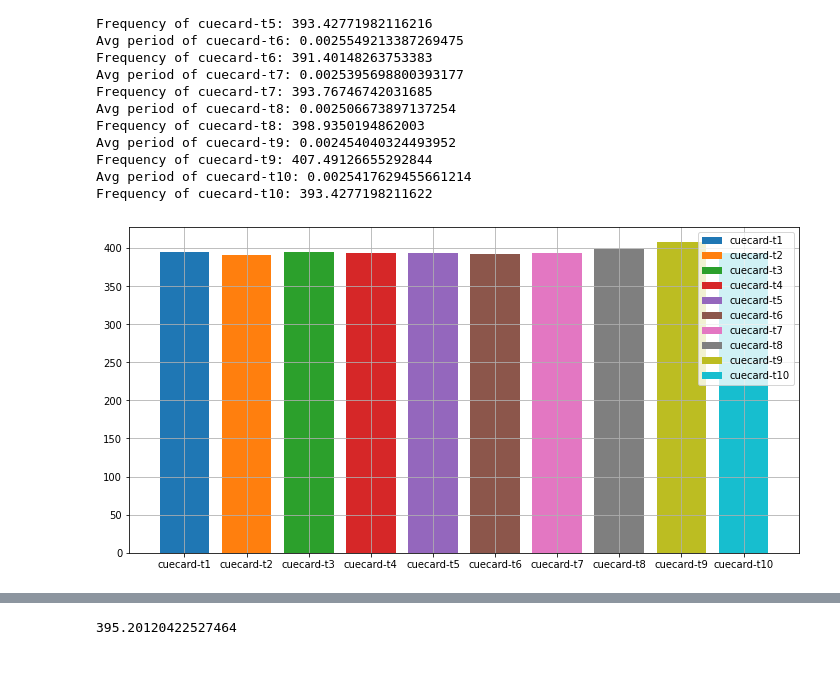
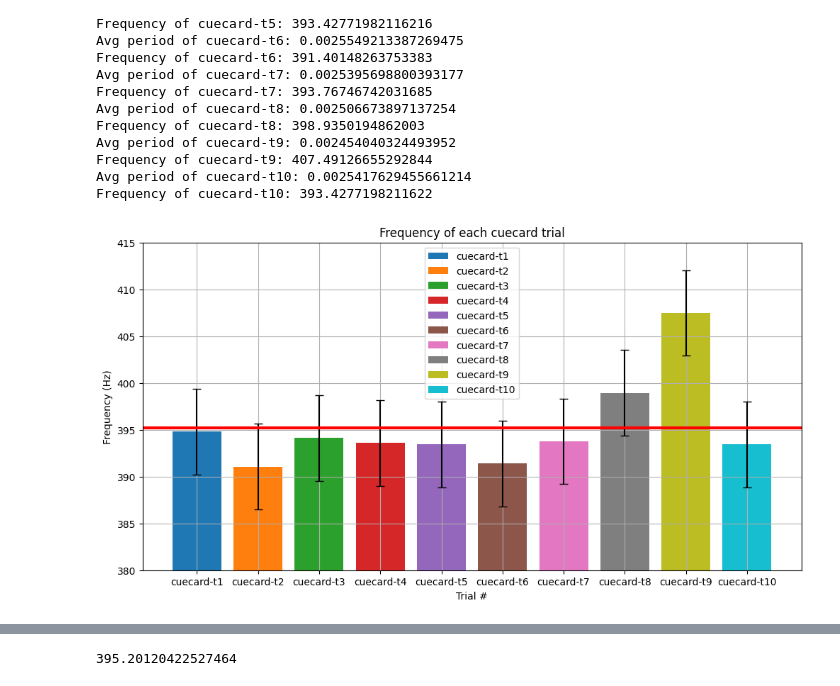
Before and after one commit to ThatNerdSquared/datasci-studio, a Jupyter notebook: milner-lab/milner-lab.ipynb, the cells around one changed output, grey strips where cells are left out. Cells and saved outputs as stored; diff of their text form; code cells hidden in the pictures.

Commit message:
feat: add error bars for milner lab, save figures, update Python

```diff
--- a/milner-lab/milner-lab.ipynb
+++ b/milner-lab/milner-lab.ipynb
@@ -5,6 +5,9 @@
 import pandas as pd
 import numpy as np
 import matplotlib.pyplot as plt
+# %%
+# Config
+SAVE_FIGS = False
 # %%
 # Helper funcs
 
@@ -115,15 +118,23 @@ def big_scary_plot(smpls):
     plt.grid(visible=True)
     plt.show()
 # %%
-def plot_freqs(freqs, samples):
+def plot_freqs(freqs, samples, ylim_bottom=None, ylim_top=None, material=""):
     fig = plt.figure(figsize=[12,6])
 
+    set_stdev = np.std(list(freqs.values()))
+
     for item in freqs.keys():
-        plt.bar(item, freqs[item])
+        plt.bar(item, freqs[item], yerr=set_stdev, capsize=4)
 
     plt.legend(samples.keys())
     plt.grid(visible=True)
+    plt.ylim(ylim_bottom, ylim_top)
+    plt.title(f"Frequency of each {material} trial")
+    plt.ylabel("Frequency (Hz)")
+    plt.xlabel("Trial #")
+    plt.axhline(np.average(list(freqs.values())), color='red', linestyle='solid', linewidth=3)
     plt.show()
+    fig.savefig(f"assets/{material}.png") if SAVE_FIGS else None
 # %%
 def plot_trial_dataframe(df, name=None):
     df.plot(
@@ -189,9 +207,9 @@ Frequency of cuecard-t9: 407.49126655292844
 Avg period of cuecard-t10: 0.0025417629455661214
 Frequency of cuecard-t10: 393.4277198211622
 # %%
-plot_freqs(cuecard_freqs, CUECARD_SAMPLES)
+plot_freqs(cuecard_freqs, CUECARD_SAMPLES, ylim_bottom=380, ylim_top=415, material="cuecard")
 # %% [output]
-[figure, old version]
+[figure, new version]
 # %%
 plot_trial_dataframe(cuecard_t8)
 # %% [output]
```
Also changed, not shown: parts of 18 cells of this notebook, 8 other files.
